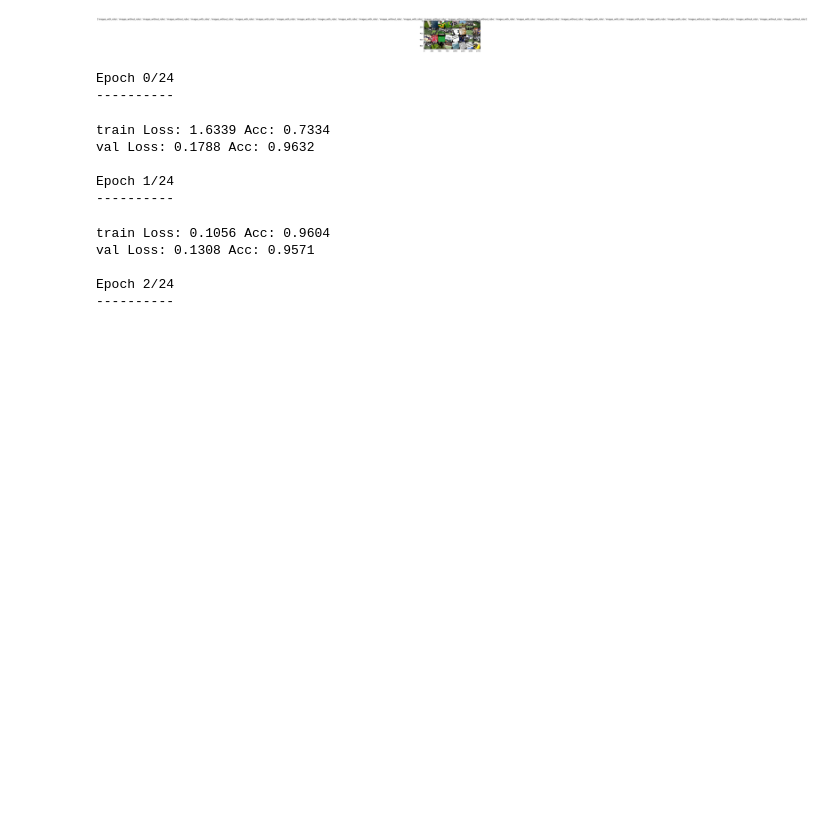
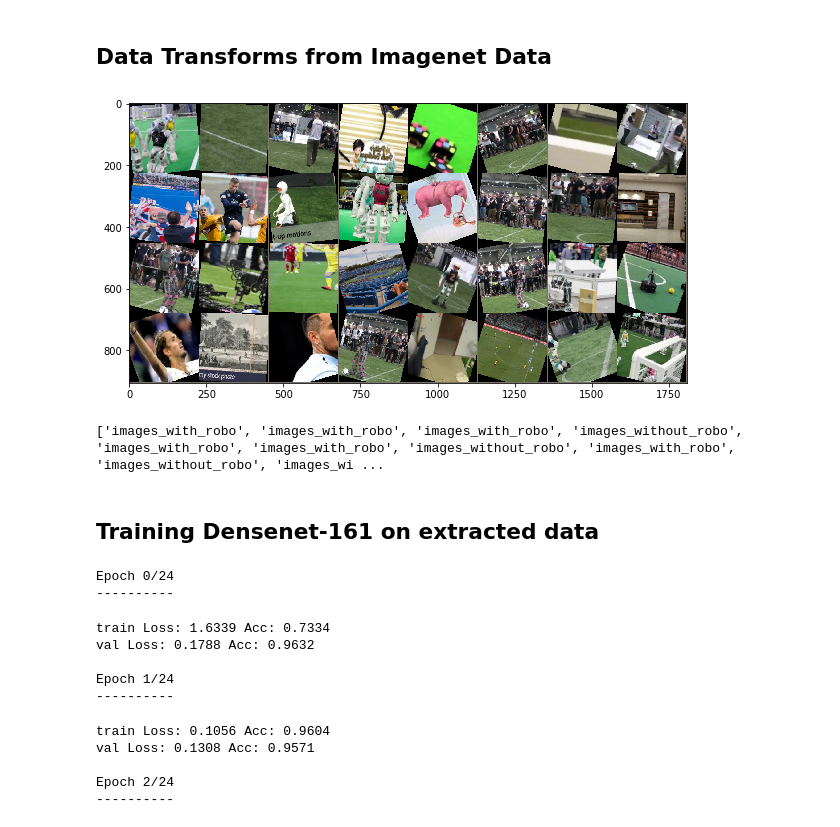
Before and after one commit to aakash2121995/Cuda-Vision-Lab, a Jupyter notebook: Assignment5/Assignment 5.ipynb, the cells around one changed output. Cells and saved outputs as stored; diff of their text form; code cells hidden in the pictures; blank space fills up the shorter version.

```diff
--- a/Assignment5/Assignment 5.ipynb
+++ b/Assignment5/Assignment 5.ipynb
@@ -14,6 +14,8 @@ import os
 import copy
 
 plt.ion()
+# %% [markdown]
+## Data Transforms from Imagenet Data
 # %%
 data_transforms = {
     'train': transforms.Compose([
@@ -44,28 +46,31 @@ class_names = image_datasets['train'].classes
 
 avDev = torch.device("cuda:0")
 # %%
-def imshow(inp, title=None):
+def imshow(inp, figsize=(10,10) ,title=None):
     """Imshow for Tensor."""
     inp = inp.numpy().transpose((1, 2, 0))
     mean = np.array([0.485, 0.456, 0.406])
     std = np.array([0.229, 0.224, 0.225])
     inp = std * inp + mean
     inp = np.clip(inp, 0, 1)
+    plt.figure(figsize=figsize)
     plt.imshow(inp)
     if title is not None:
         plt.title(title)
     plt.pause(0.001)  # pause a bit so that plots are updated
 
 
 # Get a batch of training data
 inputs, classes = next(iter(dataloaders['train']))
 
 # Make a grid from batch
 out = torchvision.utils.make_grid(inputs)
 
-imshow(out, title=[class_names[x] for x in classes])
+imshow(out)
+print([class_names[x] for x in classes])
 # %% [output]
-[figure, old version]
+[figure, new version]
+['images_with_robo', 'images_with_robo', 'images_with_robo', 'images_without_robo', 'images_with_robo', 'images_with_robo', 'images_without_robo', 'images_with_robo', 'images_without_robo', 'images_wi ...
 # %%
 def train_model(model, criterion, optimizer, scheduler, num_epochs=25):
     since = time.time()
@@ -133,6 +138,8 @@ def train_model(model, criterion, optimizer, scheduler, num_epochs=25):
     # load best model weights
     model.load_state_dict(best_model_wts)
     return model
+# %% [markdown]
+## Training Densenet-161 on extracted data
 # %%
 model_ft = models.densenet161(pretrained=True)
 model_ft = model_ft.to(avDev)
```
Also changed, not shown: parts of 8 cells of this notebook.
